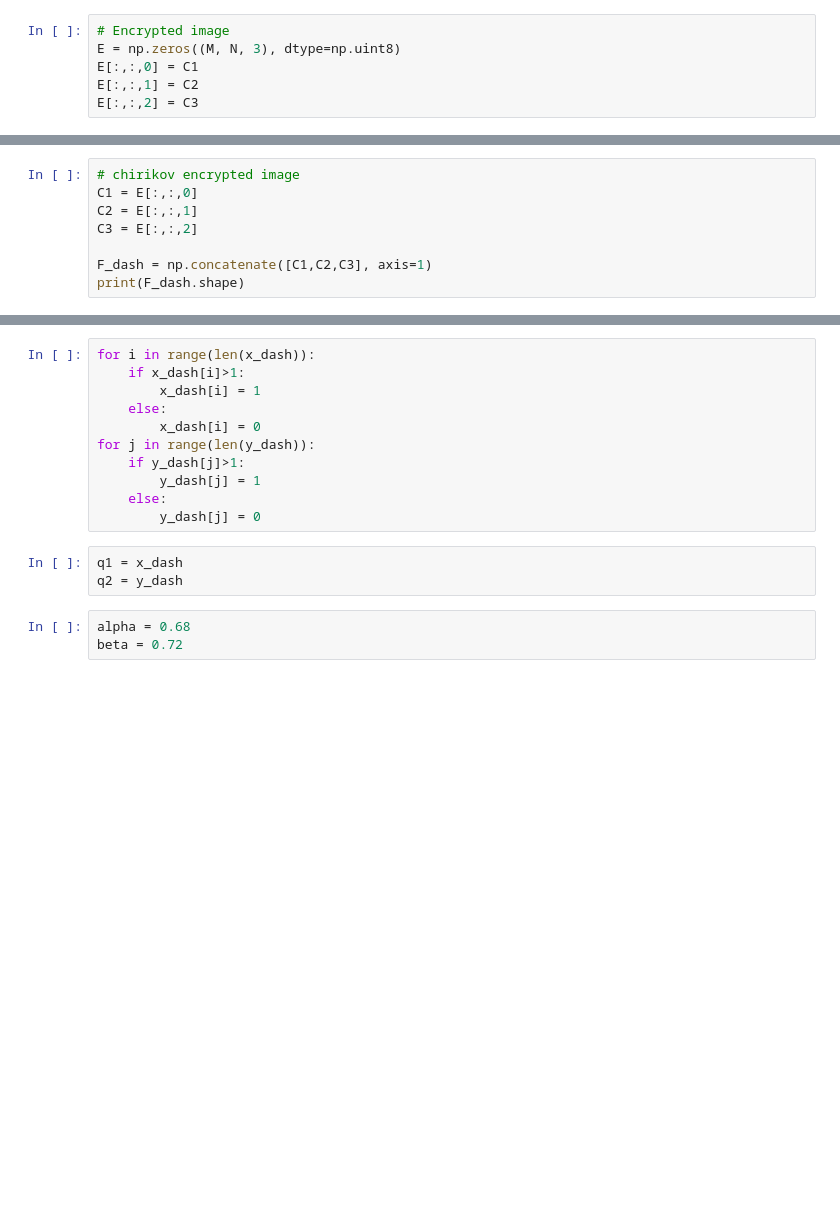
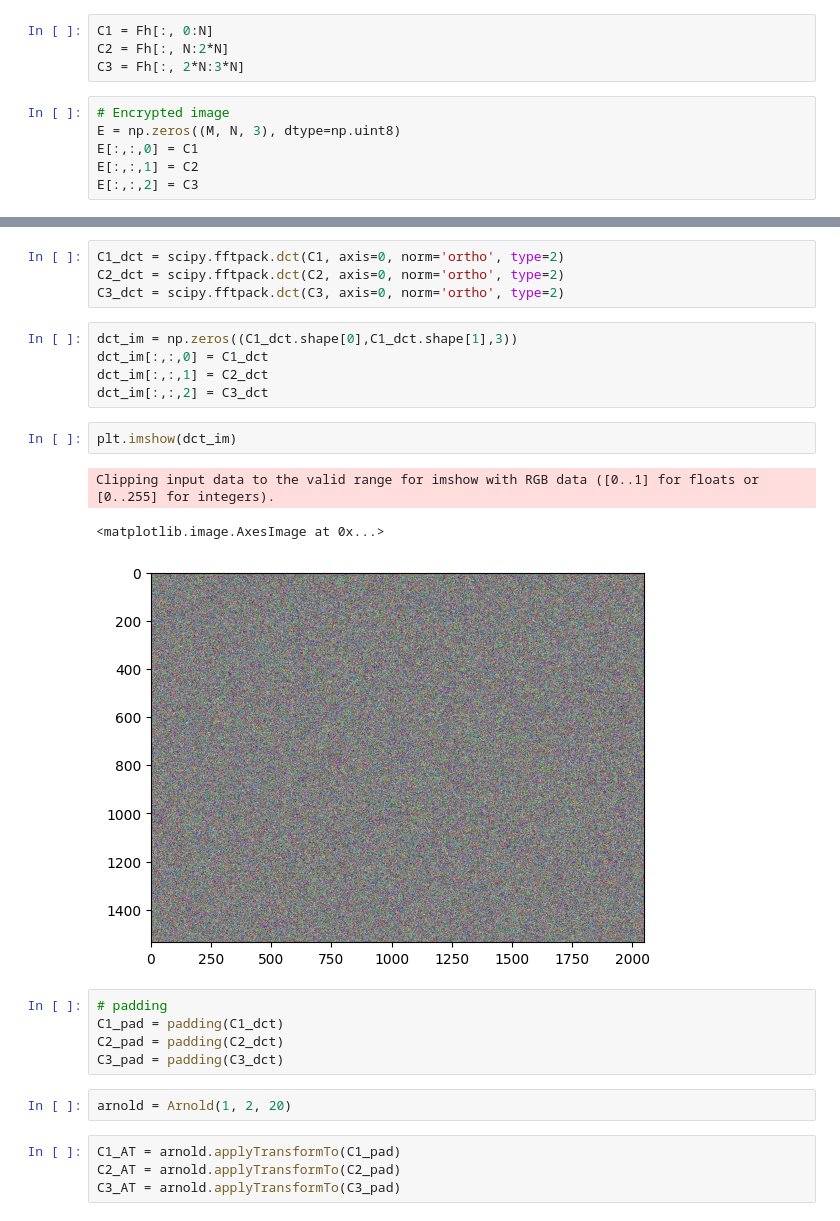
Before and after one commit to Rupal17shah/ImageEncryption, a Jupyter notebook: main.ipynb, the cells around one changed output, grey strips where cells are left out. Saved outputs shown, nothing was run; the diff lists cells and outputs as text; blank space fills up the shorter version.

```diff
--- a/main.ipynb
+++ b/main.ipynb
@@ -157,3 +243,7 @@ print(C3.shape)
+# %%
+C1 = Fh[:, 0:N]
+C2 = Fh[:, N:2*N]
+C3 = Fh[:, 2*N:3*N]
 # %%
 # Encrypted image
 E = np.zeros((M, N, 3), dtype=np.uint8)
@@ -169,8 +252,0 @@ encrypted = plt.imshow(E)
-# %%
-# chirikov encrypted image
-C1 = E[:,:,0]
-C2 = E[:,:,1]
-C3 = E[:,:,2]
-
-F_dash = np.concatenate([C1,C2,C3], axis=1)
-print(F_dash.shape)
@@ -294,17 +253,26 @@ array([1.73034214, 1.5973919 , 1.29738139, 0.86917627, 0.17927483,
-# %%
-for i in range(len(x_dash)):
-    if x_dash[i]>1:
-        x_dash[i] = 1
-    else:
-        x_dash[i] = 0
-for j in range(len(y_dash)):
-    if y_dash[j]>1:
-        y_dash[j] = 1
-    else:
-        y_dash[j] = 0
-# %%
-q1 = x_dash
-q2 = y_dash
-# %%
-alpha = 0.68
-beta = 0.72
+# %%
+C1_dct = scipy.fftpack.dct(C1, axis=0, norm='ortho', type=2)
+C2_dct = scipy.fftpack.dct(C2, axis=0, norm='ortho', type=2)
+C3_dct = scipy.fftpack.dct(C3, axis=0, norm='ortho', type=2)
+# %%
+dct_im = np.zeros((C1_dct.shape[0],C1_dct.shape[1],3))
+dct_im[:,:,0] = C1_dct
+dct_im[:,:,1] = C2_dct
+dct_im[:,:,2] = C3_dct
+# %%
+plt.imshow(dct_im)
+# %% [output]
+Clipping input data to the valid range for imshow with RGB data ([0..1] for floats or [0..255] for integers).
+<matplotlib.image.AxesImage at 0x...>
+[figure, added]
+# %%
+# padding
+C1_pad = padding(C1_dct)
+C2_pad = padding(C2_dct)
+C3_pad = padding(C3_dct)
+# %%
+arnold = Arnold(1, 2, 20)
+# %%
+C1_AT = arnold.applyTransformTo(C1_pad)
+C2_AT = arnold.applyTransformTo(C2_pad)
+C3_AT = arnold.applyTransformTo(C3_pad)
```
Also changed, not shown: parts of 93 cells of this notebook, 20 other files.
